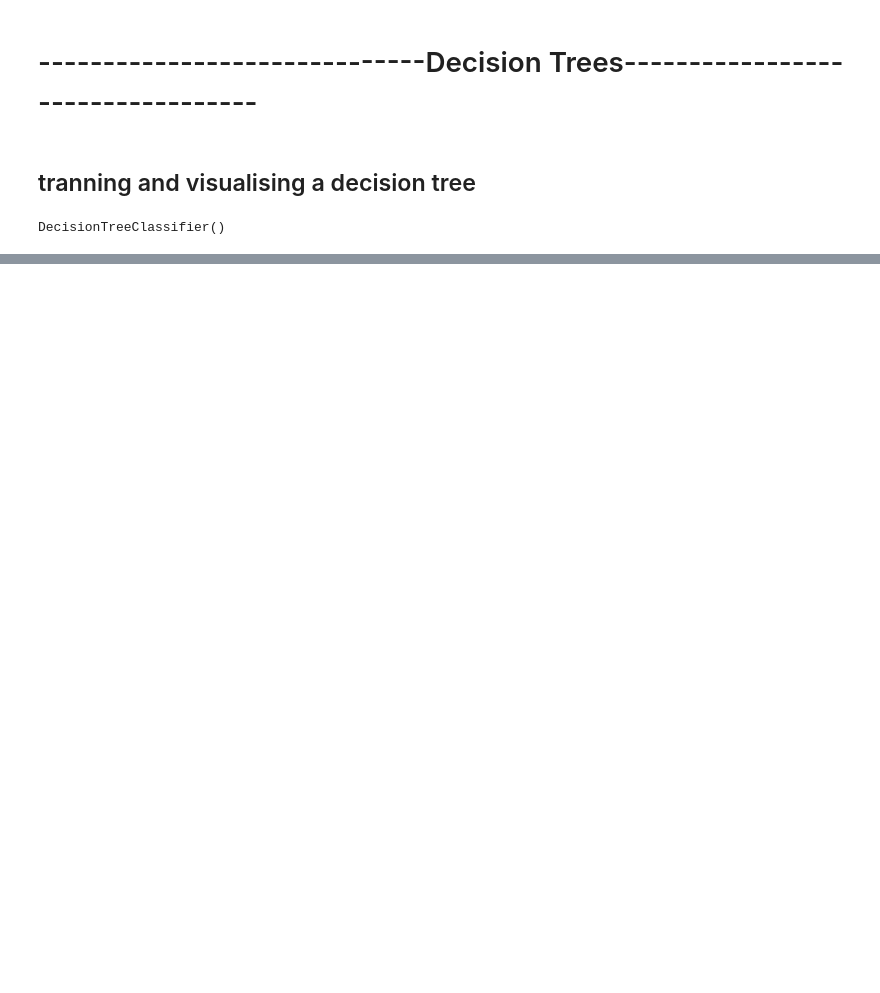
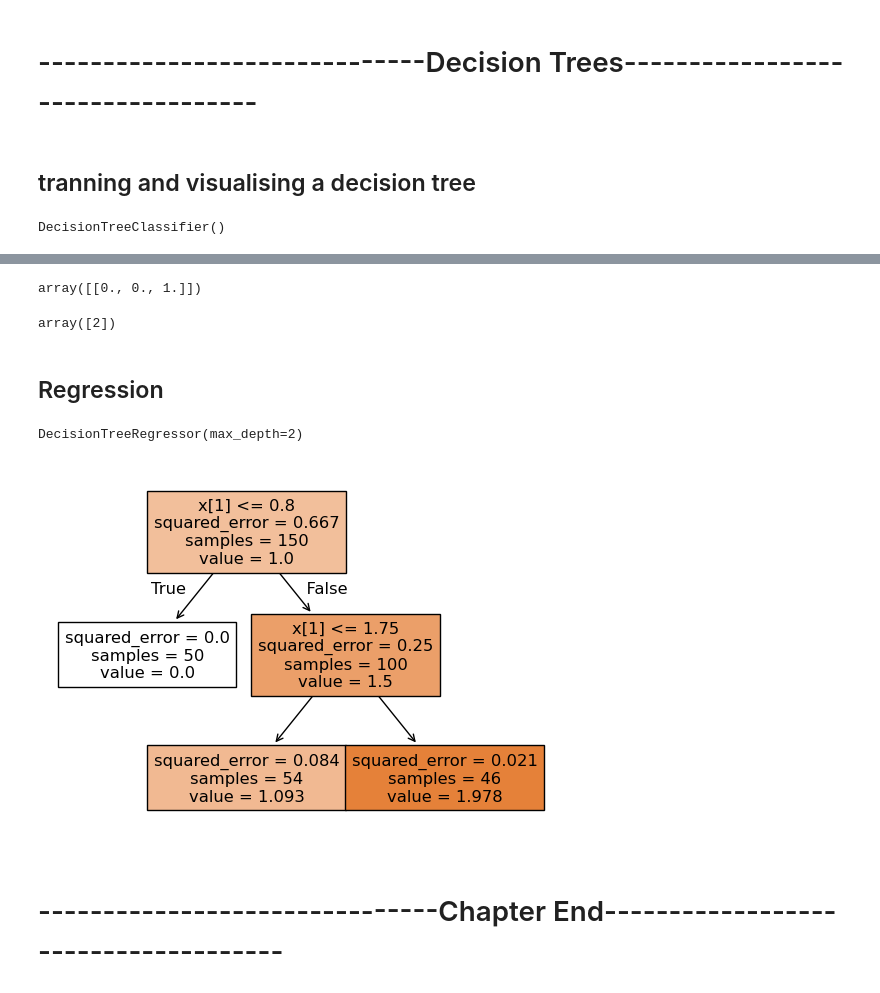
Before and after one commit to DevBansal08/Hands-on-ML, a Jupyter notebook: chpater 6/ch6.ipynb, the cells around one changed output, grey strips where cells are left out. Drawn from its saved outputs; the diff is of its cells as text; code cells hidden in the pictures; blank space fills up the shorter version.

```diff
--- a/chpater 6/ch6.ipynb
+++ b/chpater 6/ch6.ipynb
@@ -25,0 +28,10 @@ plt.show
+# %%
+tree_clf.predict_proba([[5,1.5]])
+# %% [output]
+array([[0., 0., 1.]])
+# %%
+tree_clf.predict([[5,1.5]])
+# %% [output]
+array([2])
+# %% [markdown]
+## Regression
@@ -25,0 +40,12 @@ plt.show
+# %%
+tree_reg = DecisionTreeRegressor(max_depth=2)
+tree_reg.fit(X,y)
+# %% [output]
+DecisionTreeRegressor(max_depth=2)
+# %%
+plot_tree(tree_reg,filled=True)
+plt.show()
+# %% [output]
+[figure, added]
+# %% [markdown]
+# -------------------------------Chapter End-------------------------------------
```
Also changed, not shown: parts of 3 cells of this notebook, 1 other file.
